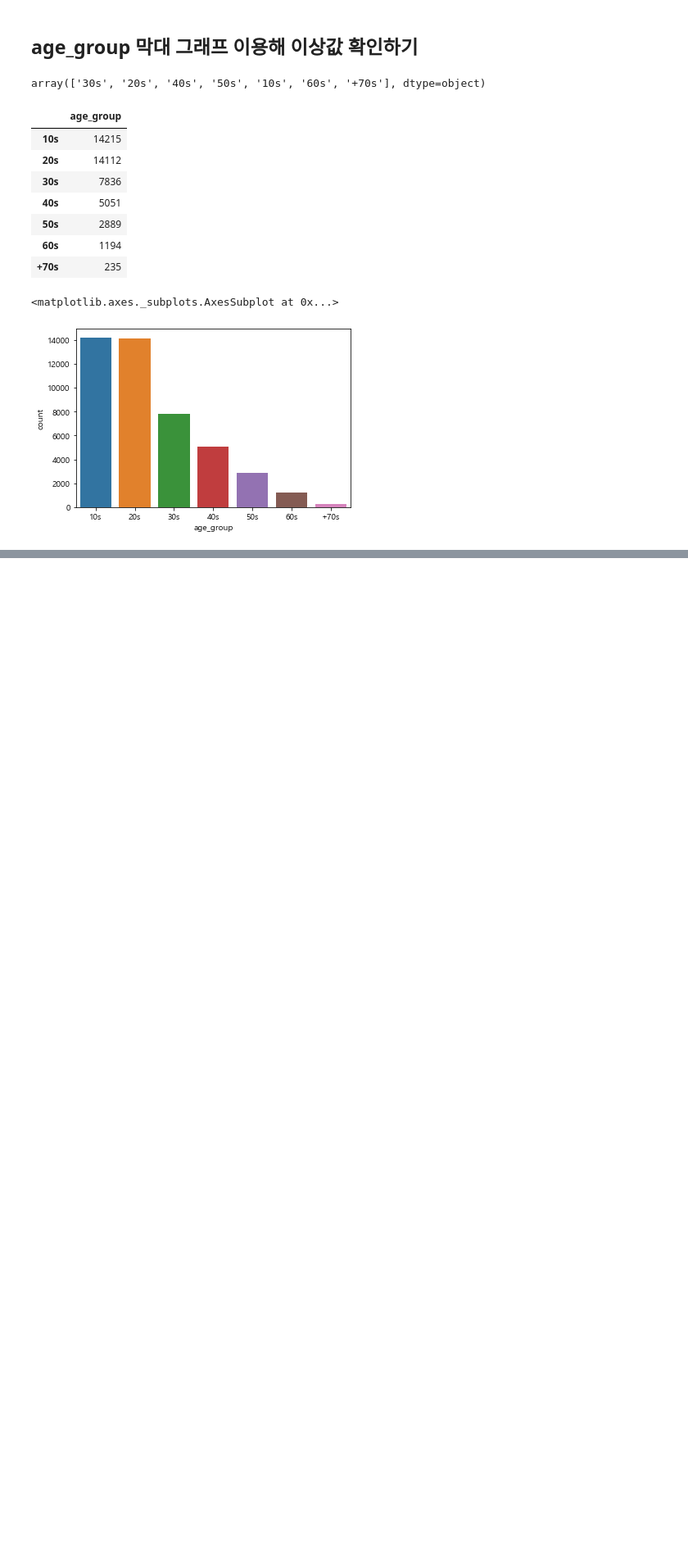
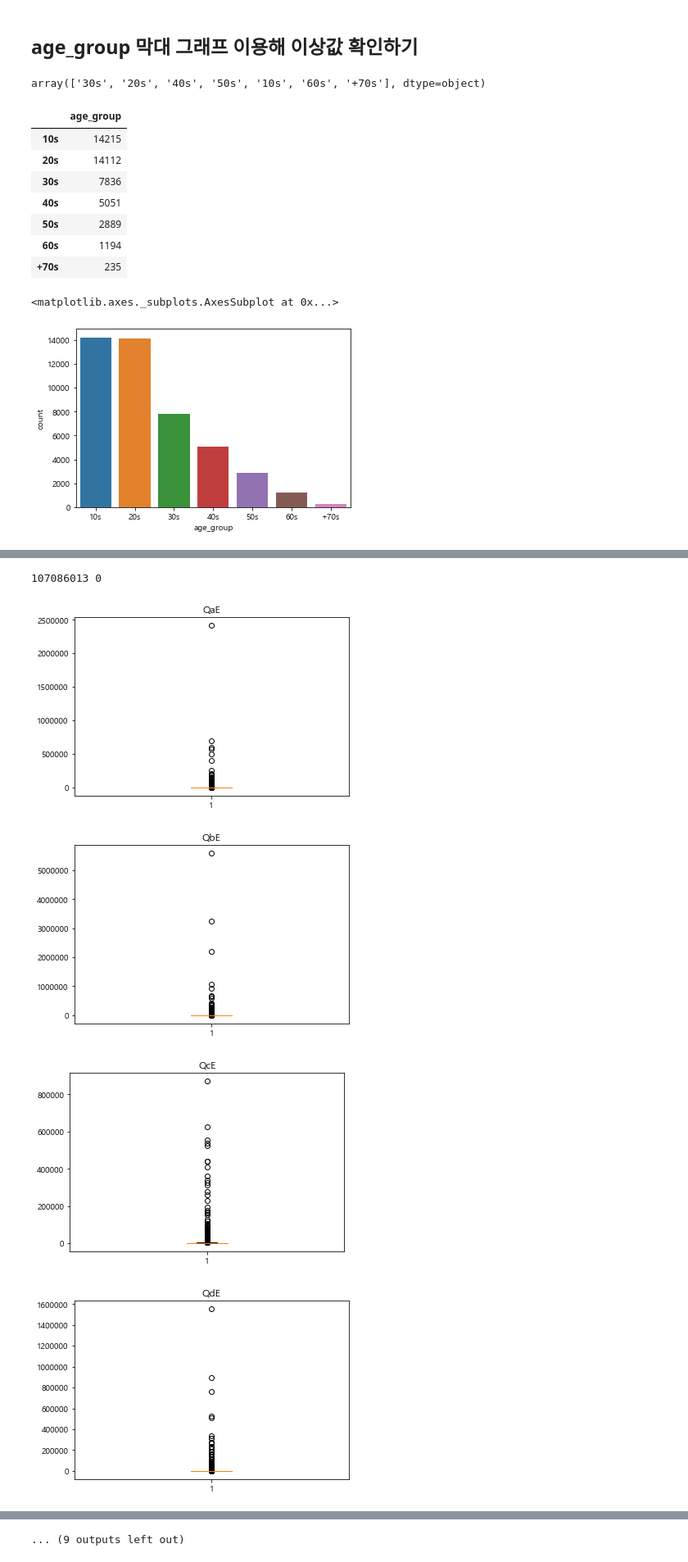
Before and after one commit to sryu219/TeamProject, a Jupyter notebook: FinalProject.ipynb, the cells around one changed output, grey strips where cells are left out. Shown at 82% size. Saved outputs shown, nothing was run; the diff lists cells and outputs as text; code cells hidden in the pictures; blank space fills up the shorter version.

```diff
--- a/FinalProject.ipynb
+++ b/FinalProject.ipynb
@@ -13,3 +16,6 @@ train = pd.read_csv('C:\\Users\\noeul\\noeul\\3조\\최종 프로젝트\\TeamPro
+# %%
+# 혜린 경로
+train = pd.read_csv('C:\\Users\\Hyelin\\bigdata\\FinalProject\\TeamProject\\open data\\train.csv',encoding="euc-kr",index_col = [0])
 # %%
 train.head(50)
 # %% [output]
@@ -215,0 +224,12 @@ sns.countplot(x="age_group", data= train, order = train["age_group"].value_count
+# %%
+aelist = ['QaE', 'QbE', 'QcE', 'QdE', 'QaE', 'QeE', 'QfE', 'QgE', 'QhE', 'QiE', 'QjE', 'QkE', 'QlE', 'QmE', 'QnE', 'QoE', 'QpE', 'QqE', 'QrE', 'QsE', 'QtE']
+# %%
+# 각 문항별 최소값 최대값 중간값 확인하기
+a = 0
+for i in aelist:
+    print(aelist[a])
+    print(max(train[aelist[a]]))
+    print(np.median(train[aelist[a]]))
+    print(min(train[aelist[a]]))
+    print("*" * 30)
+    a+=1
@@ -215,0 +254,26 @@ sns.countplot(x="age_group", data= train, order = train["age_group"].value_count
+# %%
+# 전체의 최대값 최소값 확인
+a = 0
+maxnum = []
+minnum = []
+for i in aelist:
+    maxnum.append(max(train[aelist[a]]))
+    minnum.append(min(train[aelist[a]]))
+    a+=1
+print(max(maxnum), min(minnum))
+# %% [output]
+107086013 0
+# %%
+# 박스플롯으로 그려보기
+a = 0
+for i in aelist:
+    data = train[aelist[a]]
+    plt.boxplot(data)
+    plt.title(aelist[a])
+    plt.show()
+    a+=1
+# %% [output]
+[figure, added]
+[figure, added]
+[figure, added]
+[figure, added]
@@ -215,0 +288 @@ sns.countplot(x="age_group", data= train, order = train["age_group"].value_count
+... (9 outputs left out)
```
Also changed, not shown: parts of 18 cells of this notebook.
